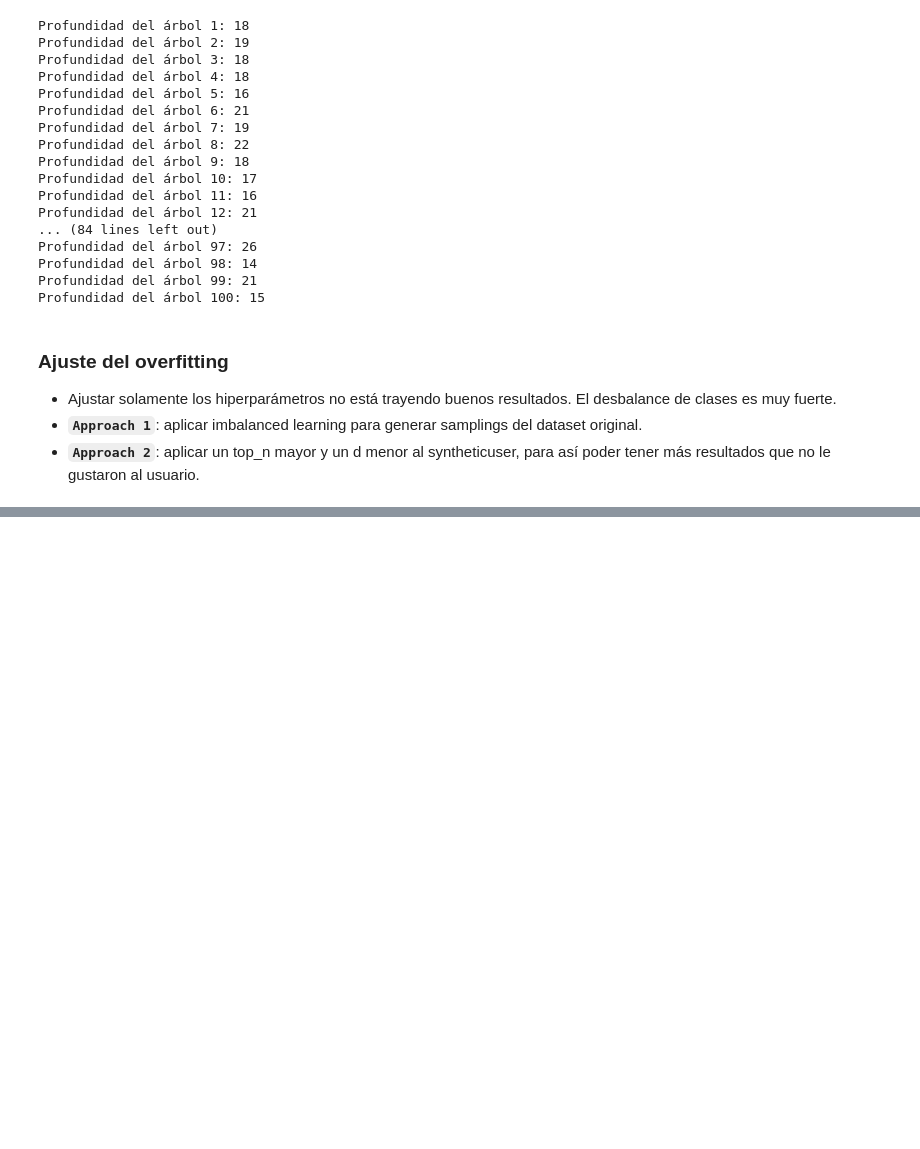
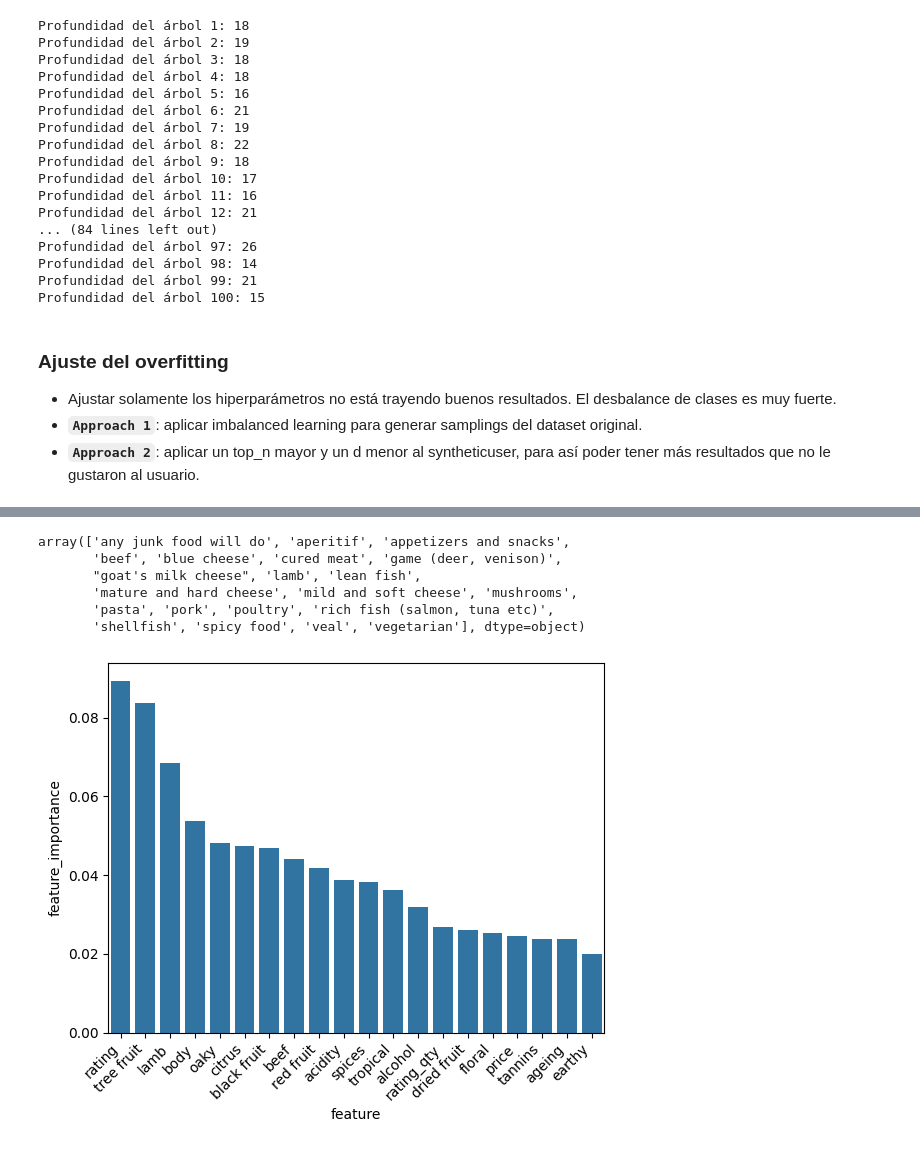
Before and after one commit to Tino27Gut/WineRecommendation, a Jupyter notebook: src/models/random_forest_draft.ipynb, the cells around one changed output, grey strips where cells are left out. Drawn from its saved outputs; the diff is of its cells as text; code cells hidden in the pictures; blank space fills up the shorter version.

```diff
--- a/src/models/random_forest_draft.ipynb
+++ b/src/models/random_forest_draft.ipynb
@@ -326,0 +438,21 @@ AUC: 0.5910592808551993
+# %%
+sampler.feature_names_in_[sampler.categorical_features_]
+# %% [output]
+array(['any junk food will do', 'aperitif', 'appetizers and snacks',
+       'beef', 'blue cheese', 'cured meat', 'game (deer, venison)',
+       "goat's milk cheese", 'lamb', 'lean fish',
+       'mature and hard cheese', 'mild and soft cheese', 'mushrooms',
+       'pasta', 'pork', 'poultry', 'rich fish (salmon, tuna etc)',
+       'shellfish', 'spicy food', 'veal', 'vegetarian'], dtype=object)
+# %%
+importances = model.feature_importances_
+cols_importance = dict(zip(X_s.columns, importances))
+cols_importance = pd.DataFrame(data=cols_importance.values(), index=cols_importance.keys(), columns=["feature_importance"]).sort_values(by="feature_importance", ascending=False)
+cols_importance = cols_importance.reset_index(drop=False).rename(columns={"index": "feature"})
+
+plt.figure()
+sns.barplot(cols_importance[:20], x="feature", y="feature_importance")
+plt.xticks(rotation=45, ha='right')
+plt.show()
+# %% [output]
+[figure, added]
```
Also changed, not shown: parts of 12 cells of this notebook, 3 other files.
